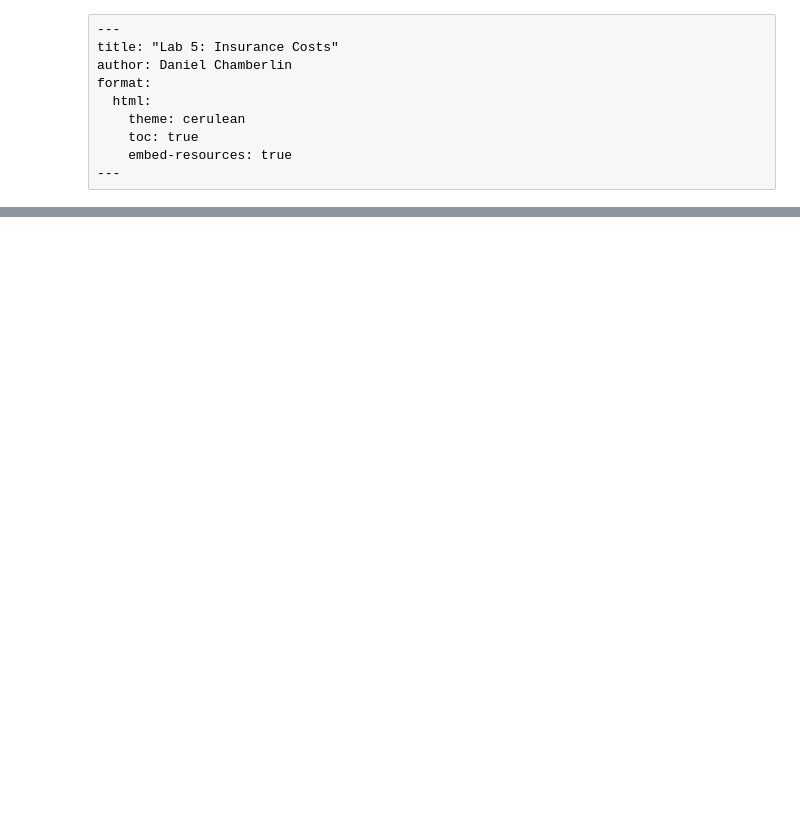
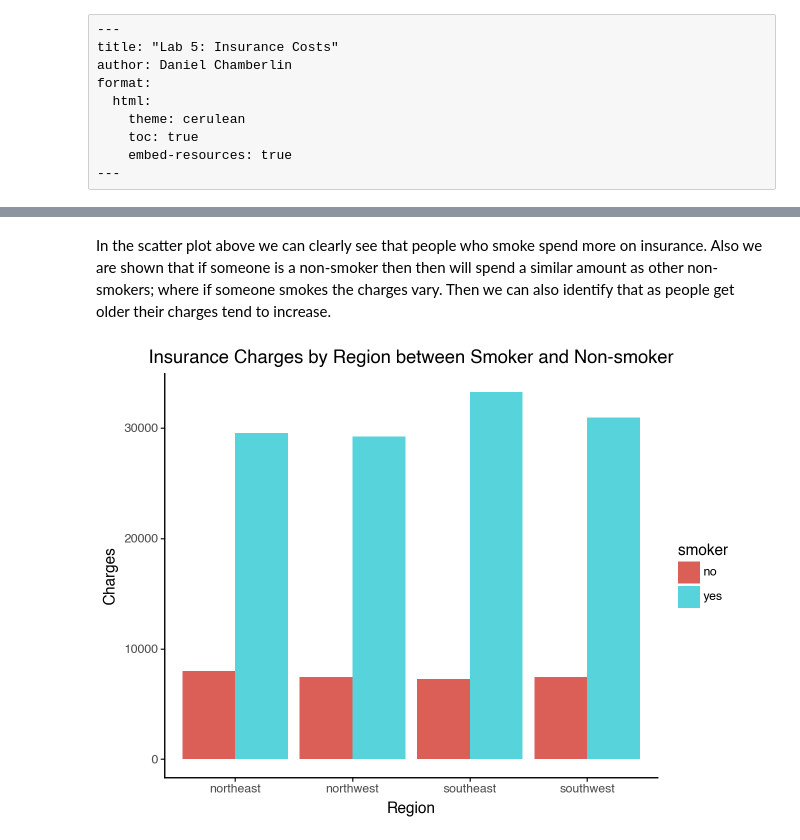
Before and after one commit to ddchamber/Week6, a Jupyter notebook: lab5.ipynb, the cells around one changed output, grey strips where cells are left out. Saved outputs shown, nothing was run; the diff lists cells and outputs as text; code cells hidden in the pictures; blank space fills up the shorter version.

```diff
--- a/lab5.ipynb
+++ b/lab5.ipynb
@@ -51,0 +121,33 @@ You can find this data at: https://www.dropbox.com/s/bocjjyo1ehr5auz/insurance_c
+# %% [markdown]
+In the scatter plot above we can clearly see that people who smoke spend more on insurance. Also we are shown that if someone is a non-smoker then then will spend a similar amount as other non-smokers; where if someone smokes the charges vary. Then we can also identify that as people get older their charges tend to increase.
+# %%
+from plotnine import geom_bar
+
+reg_insurance_smoke = insurance[insurance["smoker"] == "yes"]
+reg_insurance_nosmoke = insurance[insurance["smoker"] == "no"]
+reg_insurance_smoke = reg_insurance_smoke.groupby("region", as_index=False)["charges"].mean()
+reg_insurance_nosmoke = reg_insurance_nosmoke.groupby("region", as_index=False)["charges"].mean()
+
+region = pd.merge(reg_insurance_smoke, reg_insurance_nosmoke, on= "region")
+
+region_melted = region.melt(id_vars='region', value_vars=['charges_x', 'charges_y'],
+                    var_name='smoker', value_name='charges')
+
+region_melted['smoker'] = region_melted['smoker'].replace({
+    'charges_x': 'yes',  # New name for charges_x
+    'charges_y': 'no'   # New name for charges_y
+})
+
+# Create the bar plot
+plot_region = (
+    ggplot(region_melted, aes(
+        x='region',
+        y='charges',
+        fill='smoker')) +
+    geom_bar(stat='identity', position='dodge') +
+    labs(title='Insurance Charges by Region between Smoker and Non-smoker', x='Region', y='Charges') +
+    theme_classic())
+
+plot_region.show()
+# %% [output]
+[figure, added]
```
Also changed, not shown: parts of 49 cells of this notebook, 3 other files.
